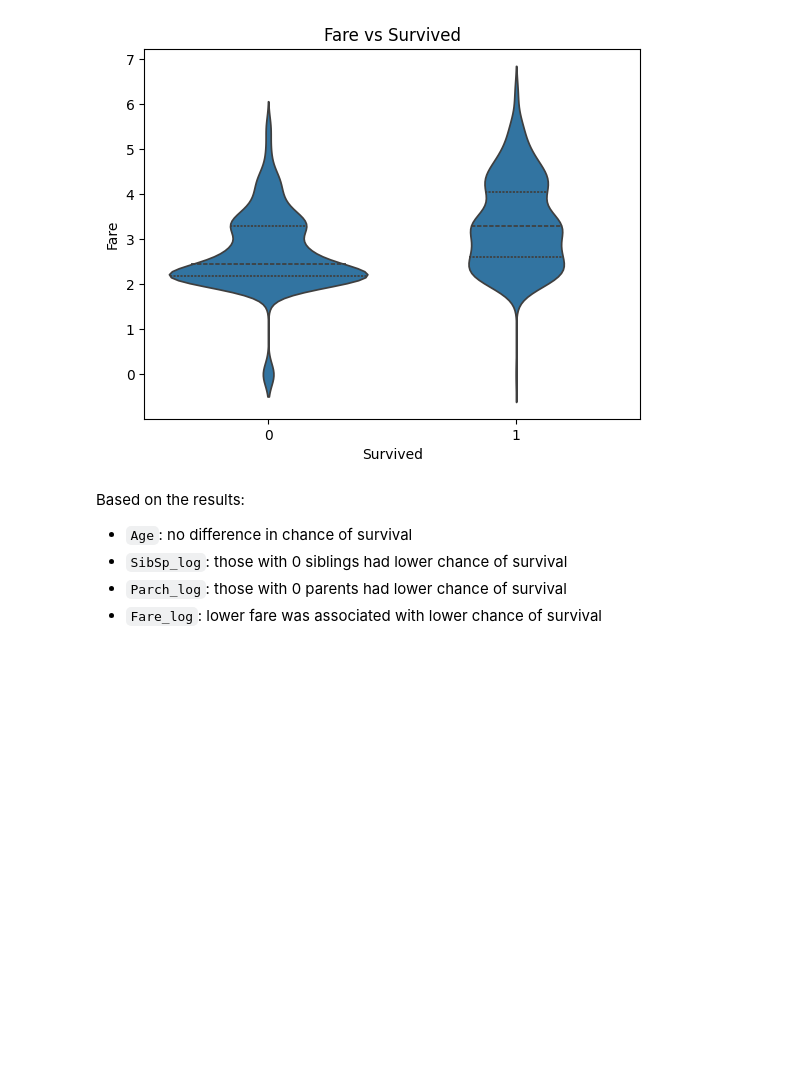
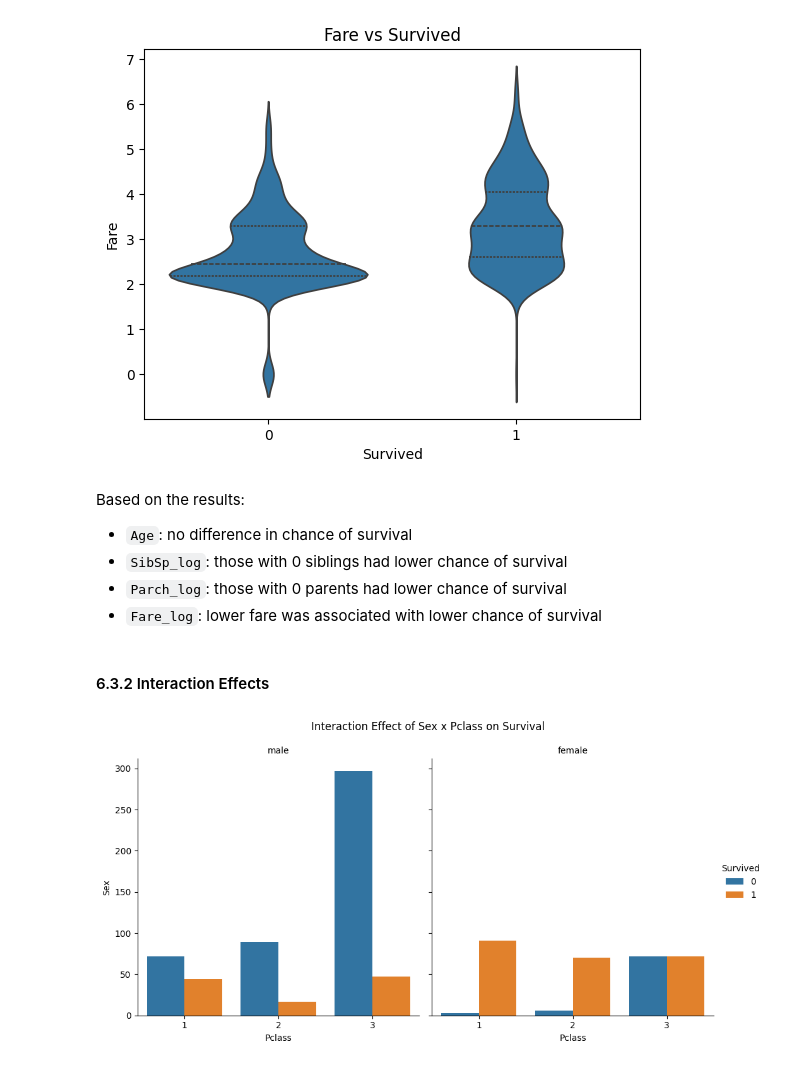
Before and after one commit to svarong-port/data-analytics-projects, a Jupyter notebook: titanic/titanic.ipynb, the cells around one changed output. Cells and saved outputs as stored; diff of their text form; code cells hidden in the pictures; blank space fills up the shorter version.

Commit message:
Complete data EDA and encoding

```diff
--- a/titanic/titanic.ipynb
+++ b/titanic/titanic.ipynb
@@ -551,3 +507,20 @@ Based on the results:
 - `SibSp_log`: those with 0 siblings had lower chance of survival
 - `Parch_log`: those with 0 parents had lower chance of survival
 - `Fare_log`: lower fare was associated with lower chance of survival
+# %% [markdown]
+#### 6.3.2 Interaction Effects
+# %%
+# visualise `Sex` x `PClass` on `Survived`
+g1 = sns.catplot(x="Pclass",
+                 hue="Survived",
+                 col="Sex",
+                 data=df5,
+                 kind="count")
+
+g1.figure.suptitle("Interaction Effect of Sex x Pclass on Survival", y=1.05)
+g1.set_axis_labels("Pclass", "Sex")
+g1.set_titles(col_template="{col_name}")
+
+plt.show()
+# %% [output]
+[figure, added]
```
Also changed, not shown: parts of 17 cells of this notebook.
